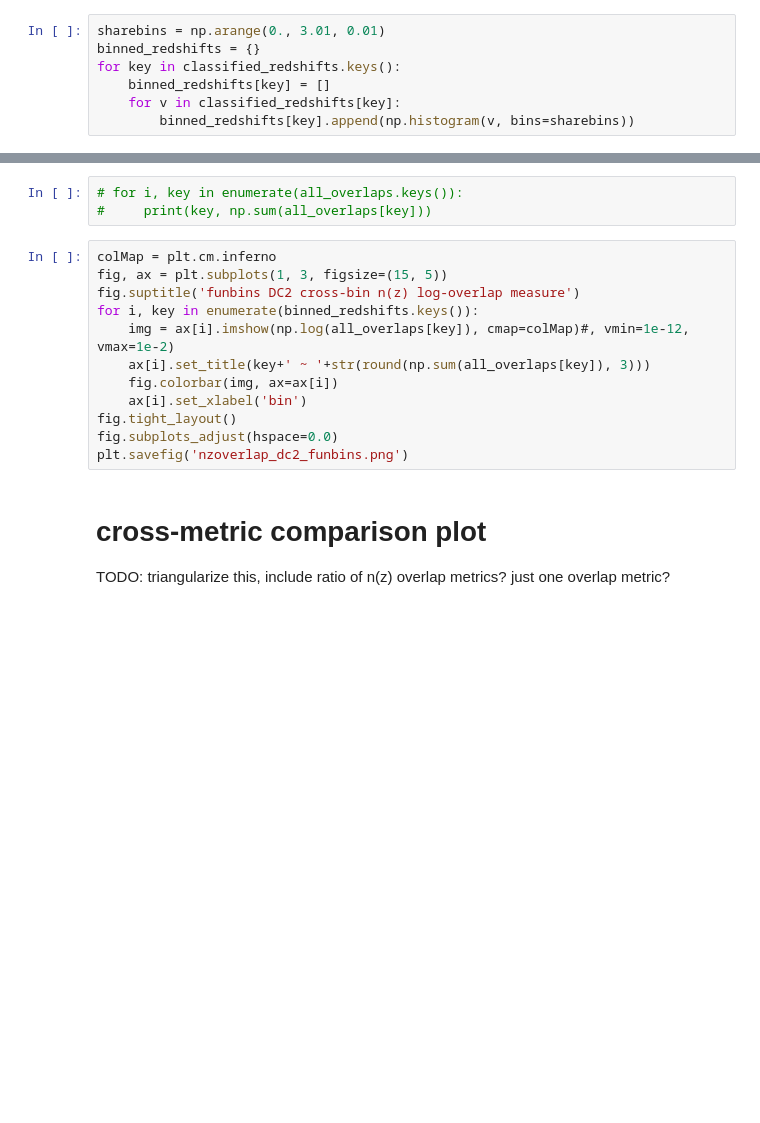
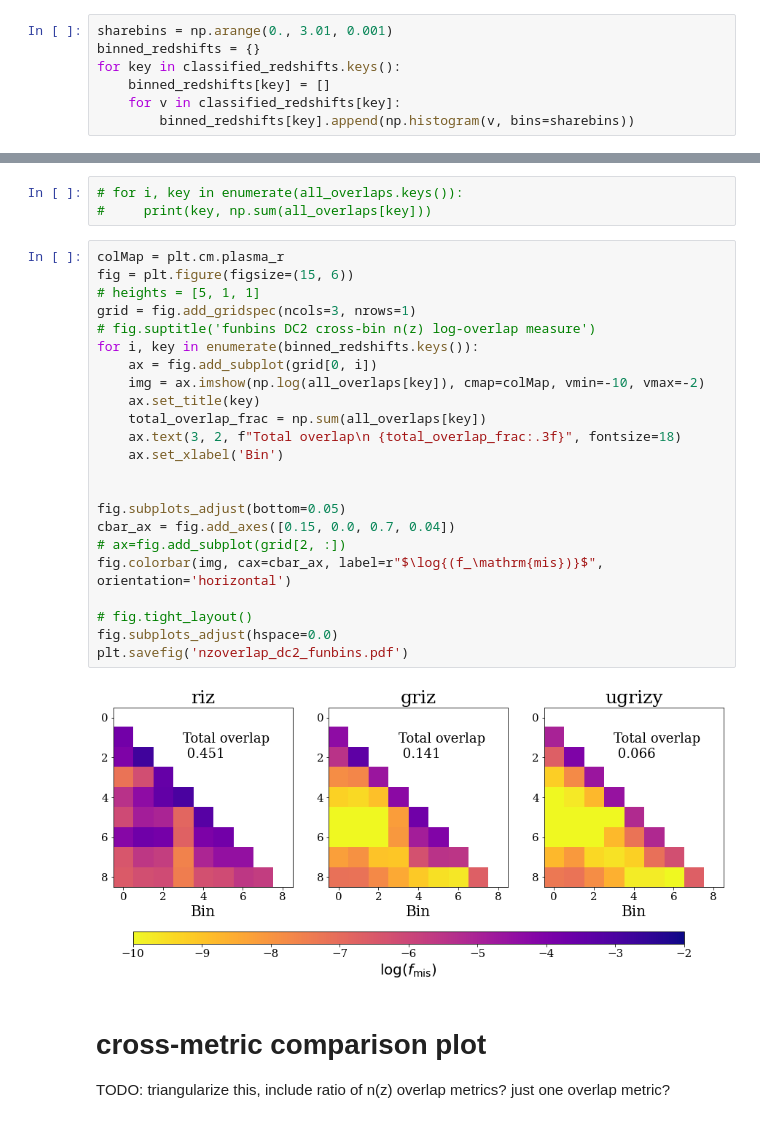
Before and after one commit to LSSTDESC/tomo_challenge, a Jupyter notebook: paper/results/bonus_metrics.ipynb, the cells around one changed output, grey strips where cells are left out. Drawn from its saved outputs; the diff is of its cells as text; blank space fills up the shorter version.

```diff
--- a/paper/results/bonus_metrics.ipynb
+++ b/paper/results/bonus_metrics.ipynb
@@ -122,5 +134,5 @@ classified_redshifts = plot_funbins_nz('nzbinned_dc2_funbins.png', toppath+'dc2_
 # %%
-sharebins = np.arange(0., 3.01, 0.01)
+sharebins = np.arange(0., 3.01, 0.001)
 binned_redshifts = {}
 for key in classified_redshifts.keys():
     binned_redshifts[key] = []
@@ -146,17 +158,30 @@ for i, key in enumerate(binned_redshifts.keys()):
 # for i, key in enumerate(all_overlaps.keys()):
 #     print(key, np.sum(all_overlaps[key]))
 # %%
-colMap = plt.cm.inferno
-fig, ax = plt.subplots(1, 3, figsize=(15, 5))
-fig.suptitle('funbins DC2 cross-bin n(z) log-overlap measure')
+colMap = plt.cm.plasma_r
+fig = plt.figure(figsize=(15, 6))
+# heights = [5, 1, 1]
+grid = fig.add_gridspec(ncols=3, nrows=1)
+# fig.suptitle('funbins DC2 cross-bin n(z) log-overlap measure')
 for i, key in enumerate(binned_redshifts.keys()):
-    img = ax[i].imshow(np.log(all_overlaps[key]), cmap=colMap)#, vmin=1e-12, vmax=1e-2)
-    ax[i].set_title(key+' ~ '+str(round(np.sum(all_overlaps[key]), 3)))
-    fig.colorbar(img, ax=ax[i])
-    ax[i].set_xlabel('bin')
-fig.tight_layout()
+    ax = fig.add_subplot(grid[0, i])
+    img = ax.imshow(np.log(all_overlaps[key]), cmap=colMap, vmin=-10, vmax=-2)
+    ax.set_title(key)
+    total_overlap_frac = np.sum(all_overlaps[key])
+    ax.text(3, 2, f"Total overlap\n {total_overlap_frac:.3f}", fontsize=18)
+    ax.set_xlabel('Bin')
+
+
+fig.subplots_adjust(bottom=0.05)
+cbar_ax = fig.add_axes([0.15, 0.0, 0.7, 0.04])
+# ax=fig.add_subplot(grid[2, :])
+fig.colorbar(img, cax=cbar_ax, label=r"$\log{(f_\mathrm{mis})}$", orientation='horizontal')
+
+# fig.tight_layout()
 fig.subplots_adjust(hspace=0.0)
-plt.savefig('nzoverlap_dc2_funbins.png')
+plt.savefig('nzoverlap_dc2_funbins.pdf')
+# %% [output]
+[figure, added]
 # %% [markdown]
 # cross-metric comparison plot
 
```
Also changed, not shown: parts of 3 cells of this notebook, 2 other files.
